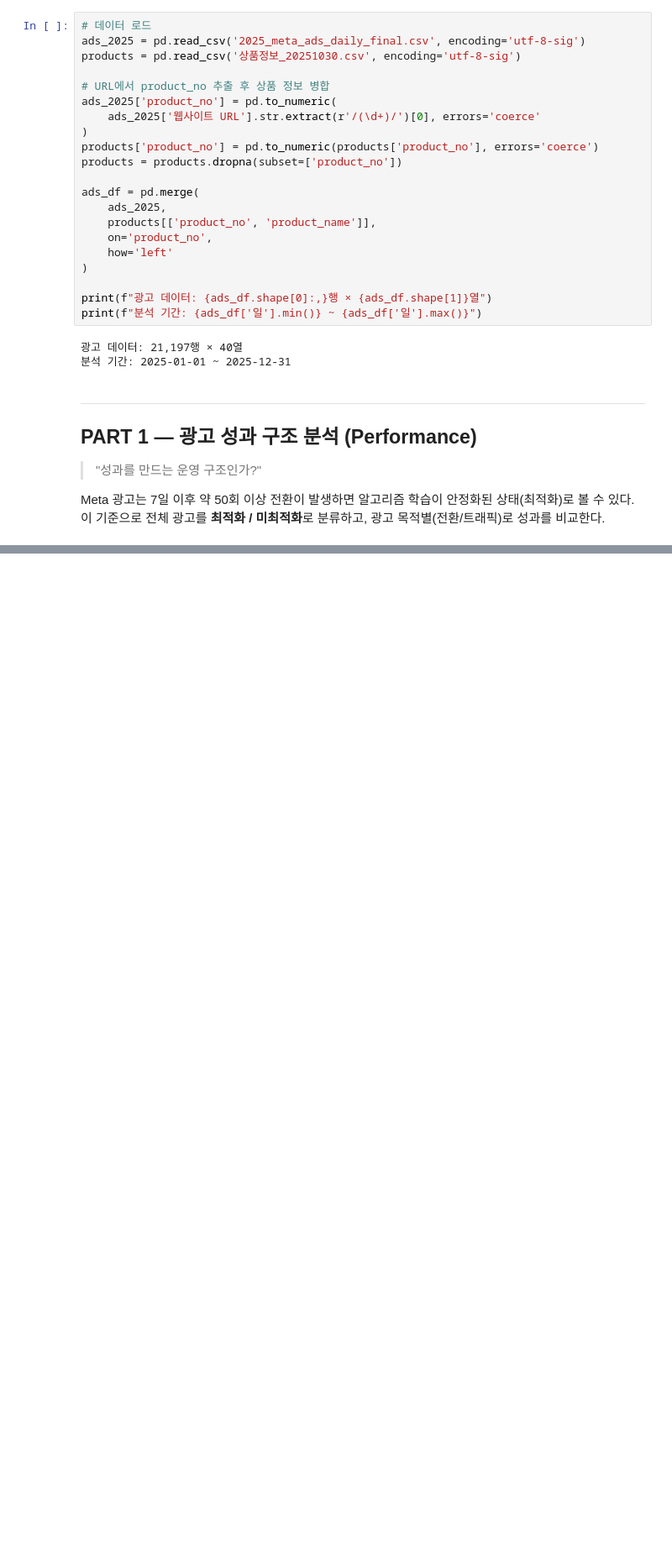
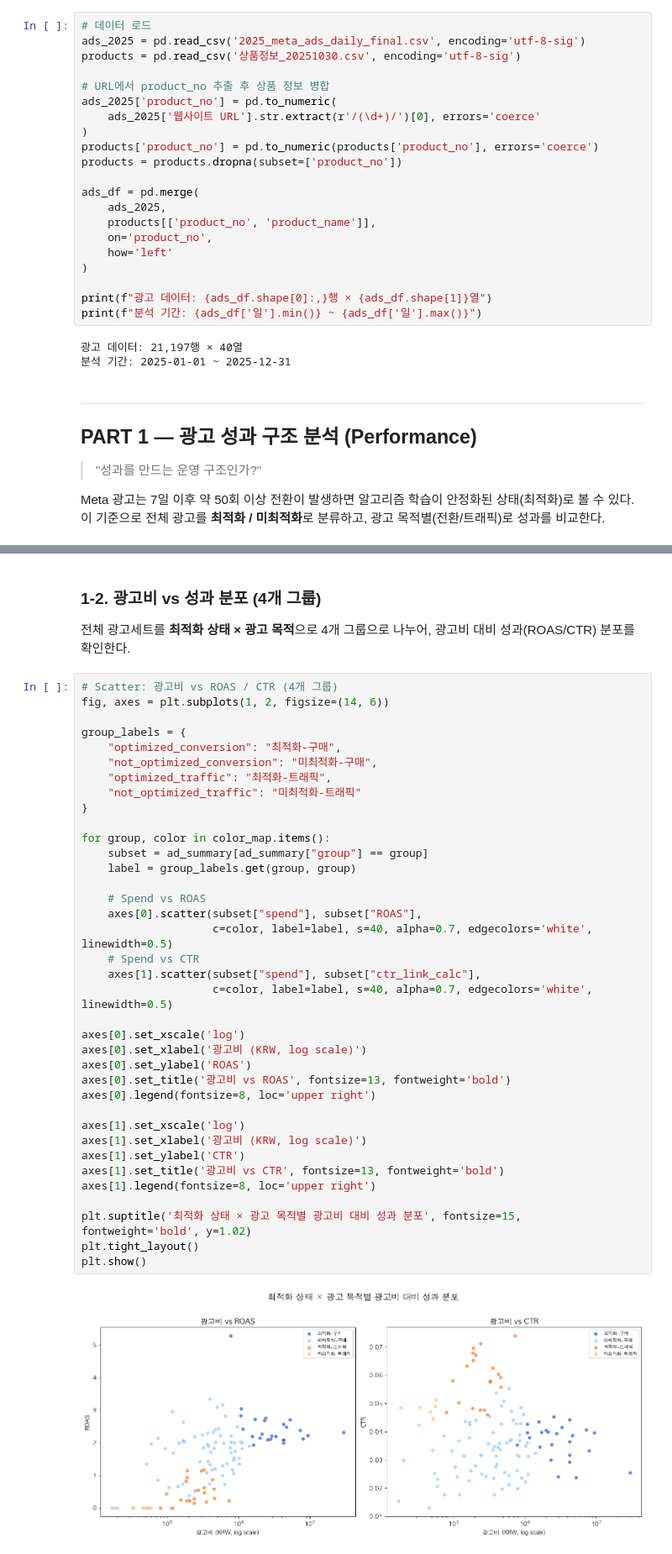
Before and after one commit to imyourcatfood/Data-Analyst-Portfolio, a Jupyter notebook: meta-ads-analysis/analysis.ipynb, the cells around one changed output, grey strips where cells are left out. Shown at 84% size. Cells and saved outputs as stored; diff of their text form; blank space fills up the shorter version.

```diff
--- a/meta-ads-analysis/analysis.ipynb
+++ b/meta-ads-analysis/analysis.ipynb
@@ -854,0 +219,44 @@ print(f"\n[제품 비중] 원석팔찌+커플세트 = {total_main}개 ({total_ma
+# %% [markdown]
+### 1-2. 광고비 vs 성과 분포 (4개 그룹)
+
+전체 광고세트를 **최적화 상태 × 광고 목적**으로 4개 그룹으로 나누어,
+광고비 대비 성과(ROAS/CTR) 분포를 확인한다.
+# %%
+# Scatter: 광고비 vs ROAS / CTR (4개 그룹)
+fig, axes = plt.subplots(1, 2, figsize=(14, 6))
+
+group_labels = {
+    "optimized_conversion": "최적화-구매",
+    "not_optimized_conversion": "미최적화-구매",
+    "optimized_traffic": "최적화-트래픽",
+    "not_optimized_traffic": "미최적화-트래픽"
+}
+
+for group, color in color_map.items():
+    subset = ad_summary[ad_summary["group"] == group]
+    label = group_labels.get(group, group)
+
+    # Spend vs ROAS
+    axes[0].scatter(subset["spend"], subset["ROAS"],
+                    c=color, label=label, s=40, alpha=0.7, edgecolors='white', linewidth=0.5)
+    # Spend vs CTR
+    axes[1].scatter(subset["spend"], subset["ctr_link_calc"],
+                    c=color, label=label, s=40, alpha=0.7, edgecolors='white', linewidth=0.5)
+
+axes[0].set_xscale('log')
+axes[0].set_xlabel('광고비 (KRW, log scale)')
+axes[0].set_ylabel('ROAS')
+axes[0].set_title('광고비 vs ROAS', fontsize=13, fontweight='bold')
+axes[0].legend(fontsize=8, loc='upper right')
+
+axes[1].set_xscale('log')
+axes[1].set_xlabel('광고비 (KRW, log scale)')
+axes[1].set_ylabel('CTR')
+axes[1].set_title('광고비 vs CTR', fontsize=13, fontweight='bold')
+axes[1].legend(fontsize=8, loc='upper right')
+
+plt.suptitle('최적화 상태 × 광고 목적별 광고비 대비 성과 분포', fontsize=15, fontweight='bold', y=1.02)
+plt.tight_layout()
+plt.show()
+# %% [output]
+[figure, added]
```
Also changed, not shown: parts of 49 cells of this notebook, 1 other file.
